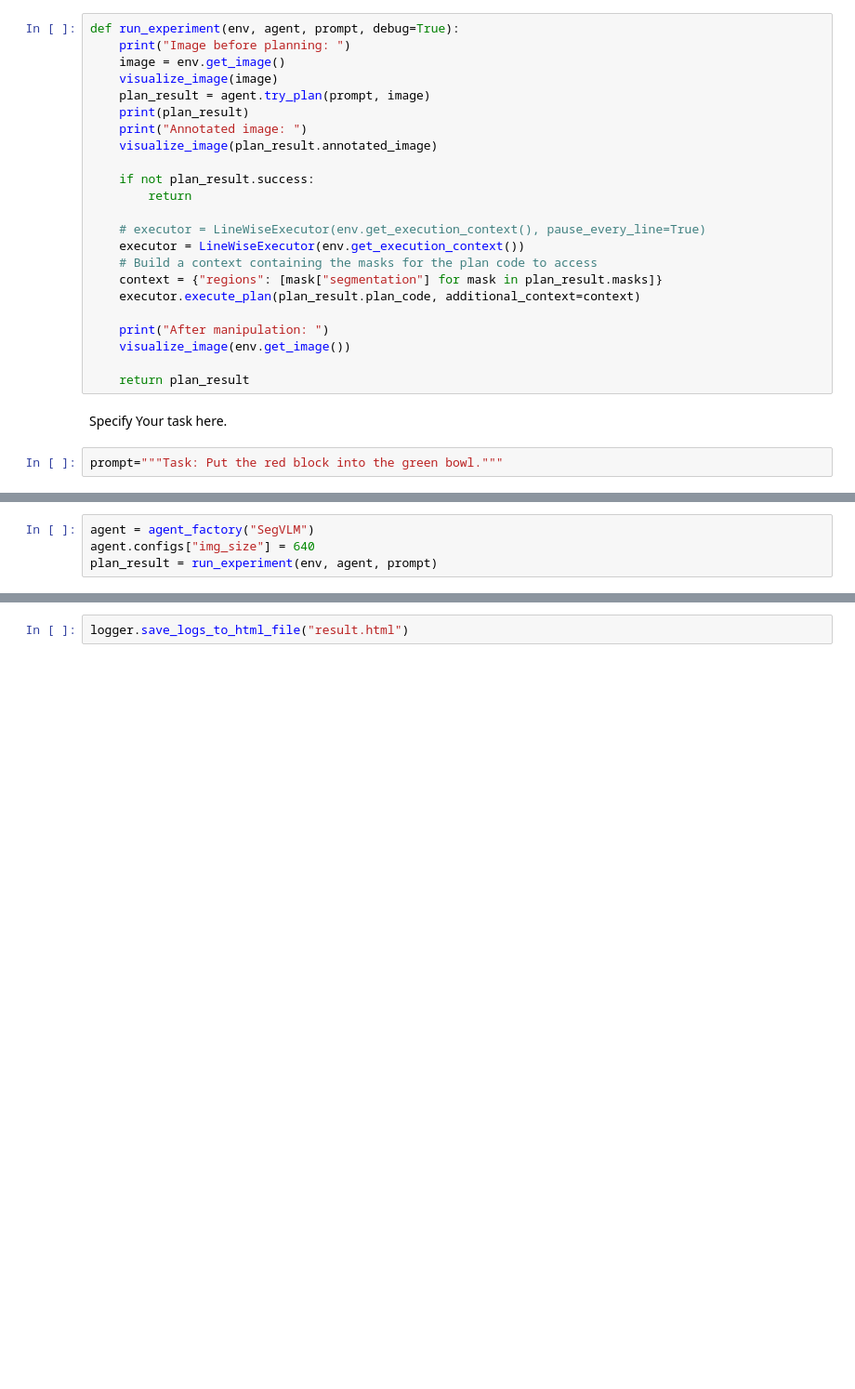
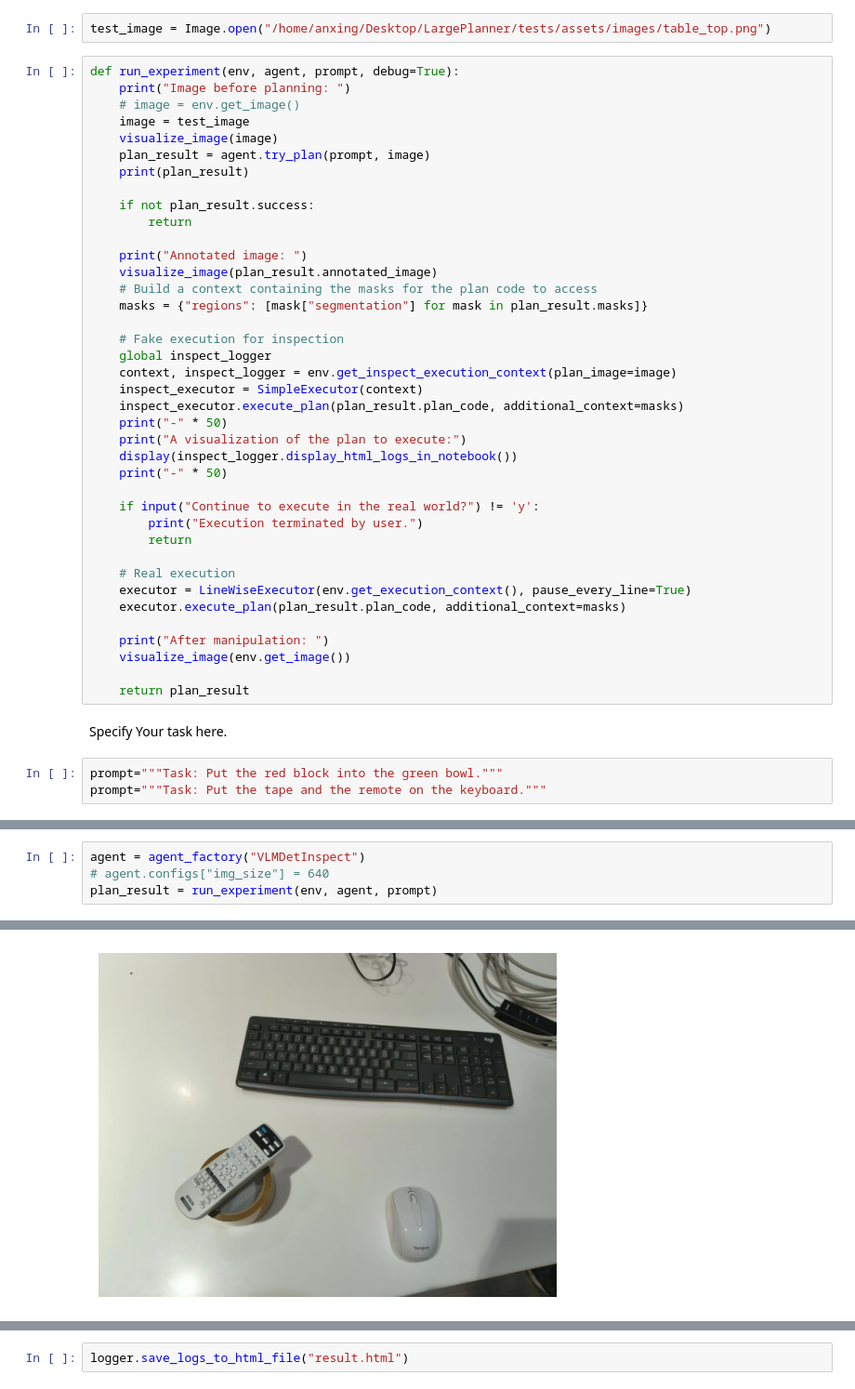
Before and after one commit to likaixin2000/GPT4V-Planner, a Jupyter notebook: experiments/real_world/experiment.ipynb, the cells around one changed output, grey strips where cells are left out. Shown at 93% size. Cells and saved outputs as stored; diff of their text form; blank space fills up the shorter version.

```diff
--- a/experiments/real_world/experiment.ipynb
+++ b/experiments/real_world/experiment.ipynb
@@ -30,21 +35,39 @@ env.setup()
+# %%
+test_image = Image.open("/home/anxing/Desktop/LargePlanner/tests/assets/images/table_top.png")
 # %%
 def run_experiment(env, agent, prompt, debug=True):
     print("Image before planning: ")
-    image = env.get_image()
+    # image = env.get_image()
+    image = test_image
     visualize_image(image)
     plan_result = agent.try_plan(prompt, image)
     print(plan_result)
-    print("Annotated image: ")
-    visualize_image(plan_result.annotated_image)
 
     if not plan_result.success:
         return
 
-    # executor = LineWiseExecutor(env.get_execution_context(), pause_every_line=True)
-    executor = LineWiseExecutor(env.get_execution_context())
+    print("Annotated image: ")
+    visualize_image(plan_result.annotated_image)
     # Build a context containing the masks for the plan code to access
-    context = {"regions": [mask["segmentation"] for mask in plan_result.masks]}
-    executor.execute_plan(plan_result.plan_code, additional_context=context)
+    masks = {"regions": [mask["segmentation"] for mask in plan_result.masks]}
+
+    # Fake execution for inspection
+    global inspect_logger
+    context, inspect_logger = env.get_inspect_execution_context(plan_image=image)
+    inspect_executor = SimpleExecutor(context)
+    inspect_executor.execute_plan(plan_result.plan_code, additional_context=masks)
+    print("-" * 50)
+    print("A visualization of the plan to execute:")
+    display(inspect_logger.display_html_logs_in_notebook())
+    print("-" * 50)
+
+    if input("Continue to execute in the real world?") != 'y':
+        print("Execution terminated by user.")
+        return
+
+    # Real execution
+    executor = LineWiseExecutor(env.get_execution_context(), pause_every_line=True)
+    executor.execute_plan(plan_result.plan_code, additional_context=masks)
 
     print("After manipulation: ")
     visualize_image(env.get_image())
@@ -54,3 +77,4 @@ def run_experiment(env, agent, prompt, debug=True):
 Specify Your task here.
 # %%
 prompt="""Task: Put the red block into the green bowl."""
+prompt="""Task: Put the tape and the remote on the keyboard."""
@@ -57,4 +83,5 @@ prompt="""Task: Put the red block into the green bowl."""
 # %%
-agent = agent_factory("SegVLM")
-agent.configs["img_size"] = 640
+agent = agent_factory("VLMDetInspect")
+# agent.configs["img_size"] = 640
 plan_result = run_experiment(env, agent, prompt)
+# %% [output]
@@ -60,0 +89 @@ plan_result = run_experiment(env, agent, prompt)
+[figure, added]
```
Also changed, not shown: parts of 6 cells of this notebook, 17 other files.
